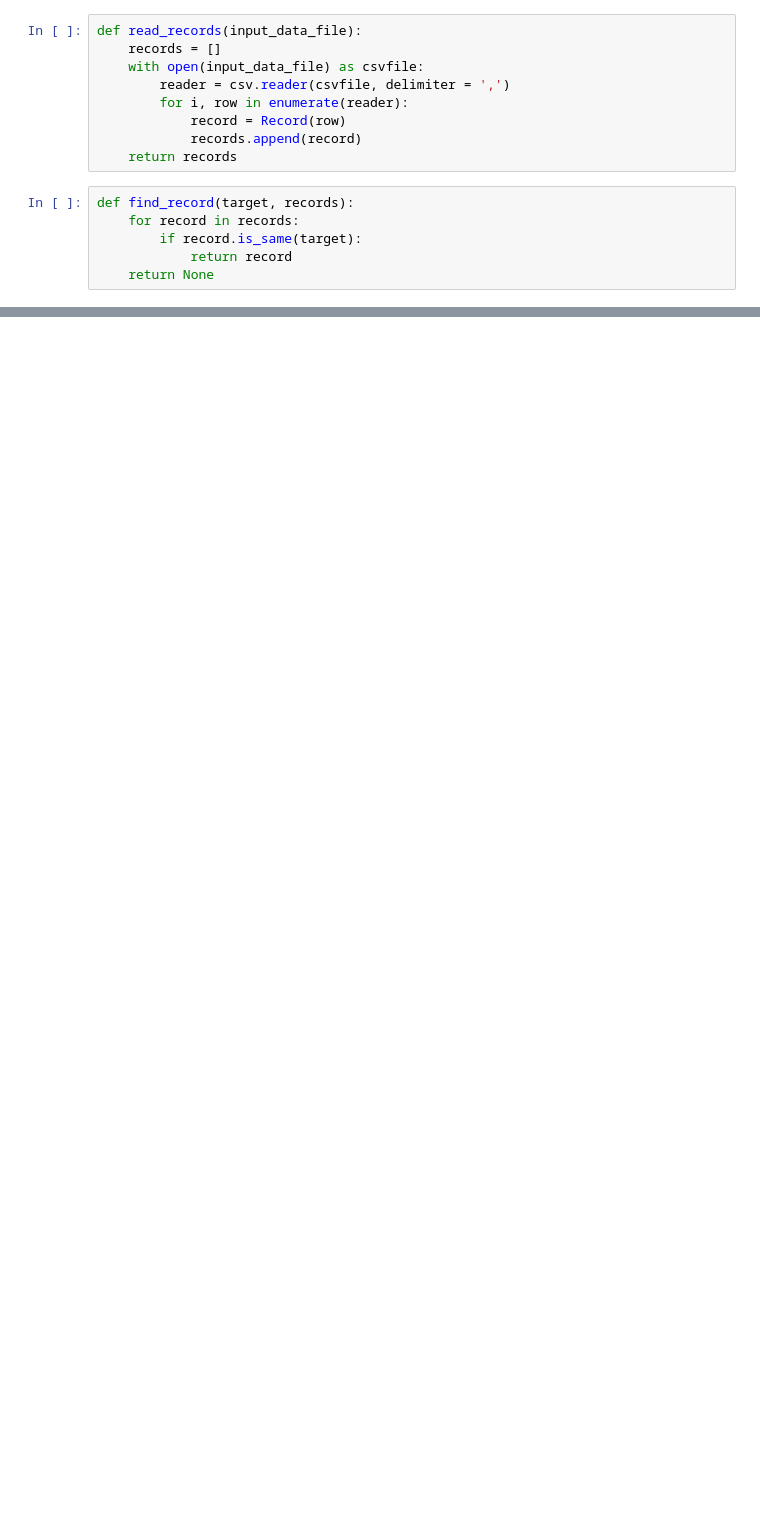
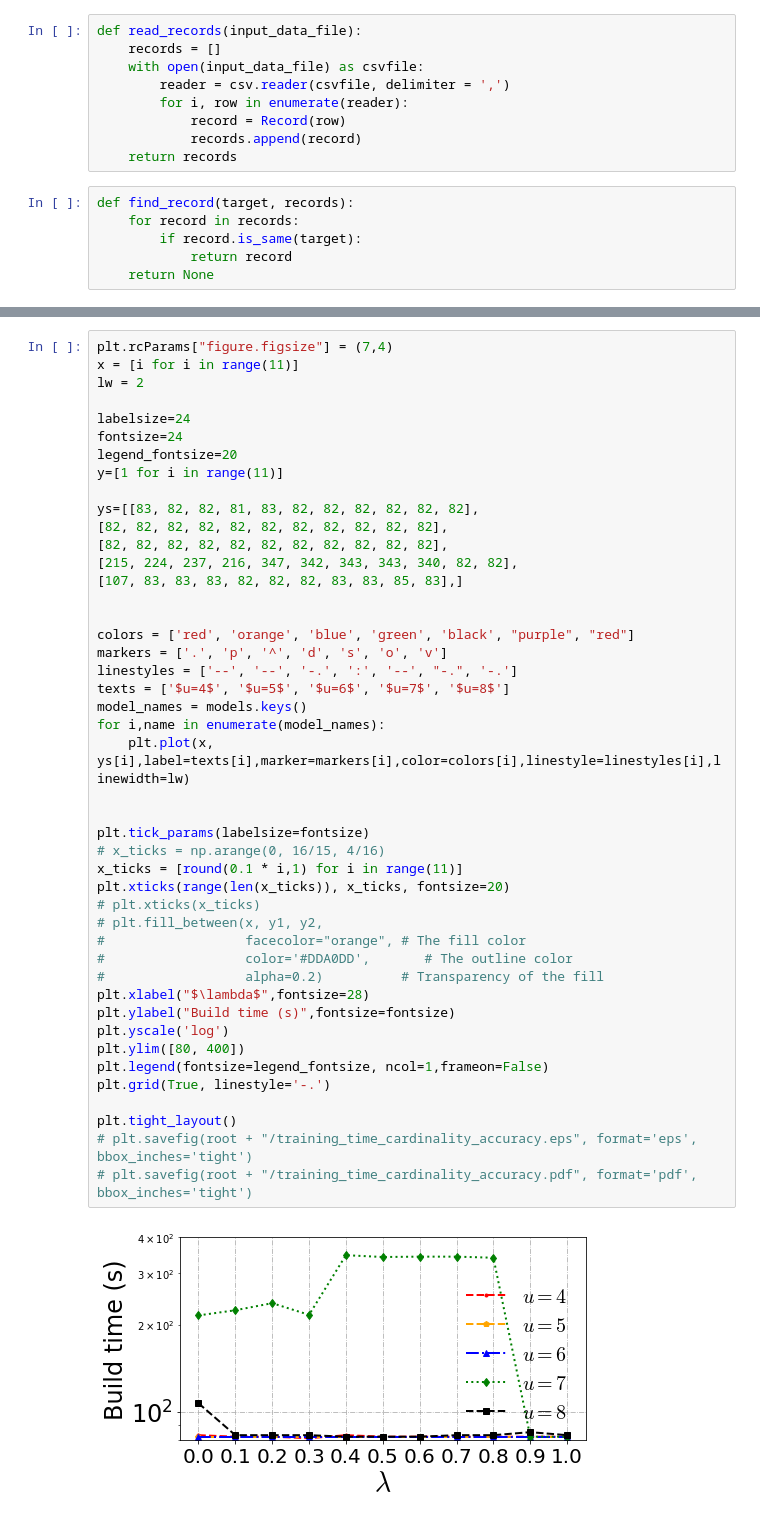
Before and after one commit to Liuguanli/ELSI, a Jupyter notebook: data/vary_cardinality.ipynb, the cells around one changed output, grey strips where cells are left out. Saved outputs shown, nothing was run; the diff lists cells and outputs as text; blank space fills up the shorter version.

```diff
--- a/data/vary_cardinality.ipynb
+++ b/data/vary_cardinality.ipynb
@@ -187,0 +284,47 @@ test_model(read_records(file_name), models)
+# %%
+plt.rcParams["figure.figsize"] = (7,4)
+x = [i for i in range(11)]
+lw = 2
+
+labelsize=24
+fontsize=24
+legend_fontsize=20
+y=[1 for i in range(11)]
+
+ys=[[83, 82, 82, 81, 83, 82, 82, 82, 82, 82, 82],
+[82, 82, 82, 82, 82, 82, 82, 82, 82, 82, 82],
+[82, 82, 82, 82, 82, 82, 82, 82, 82, 82, 82],
+[215, 224, 237, 216, 347, 342, 343, 343, 340, 82, 82],
+[107, 83, 83, 83, 82, 82, 82, 83, 83, 85, 83],]
+
+
+colors = ['red', 'orange', 'blue', 'green', 'black', "purple", "red"]
+markers = ['.', 'p', '^', 'd', 's', 'o', 'v']
+linestyles = ['--', '--', '-.', ':', '--', "-.", '-.']
+texts = ['$u=4$', '$u=5$', '$u=6$', '$u=7$', '$u=8$']
+model_names = models.keys()
+for i,name in enumerate(model_names):
+    plt.plot(x, ys[i],label=texts[i],marker=markers[i],color=colors[i],linestyle=linestyles[i],linewidth=lw)
+
+
+plt.tick_params(labelsize=fontsize)
+# x_ticks = np.arange(0, 16/15, 4/16)
+x_ticks = [round(0.1 * i,1) for i in range(11)]
+plt.xticks(range(len(x_ticks)), x_ticks, fontsize=20)
+# plt.xticks(x_ticks)
+# plt.fill_between(x, y1, y2,
+#                  facecolor="orange", # The fill color
+#                  color='#DDA0DD',       # The outline color
+#                  alpha=0.2)          # Transparency of the fill
+plt.xlabel("$\lambda$",fontsize=28)
+plt.ylabel("Build time (s)",fontsize=fontsize)
+plt.yscale('log')
+plt.ylim([80, 400])
+plt.legend(fontsize=legend_fontsize, ncol=1,frameon=False)
+plt.grid(True, linestyle='-.')
+
+plt.tight_layout()
+# plt.savefig(root + "/training_time_cardinality_accuracy.eps", format='eps', bbox_inches='tight')
+# plt.savefig(root + "/training_time_cardinality_accuracy.pdf", format='pdf', bbox_inches='tight')
+# %% [output]
+[figure, added]
```
Also changed, not shown: parts of 8 cells of this notebook, 19 other files.
